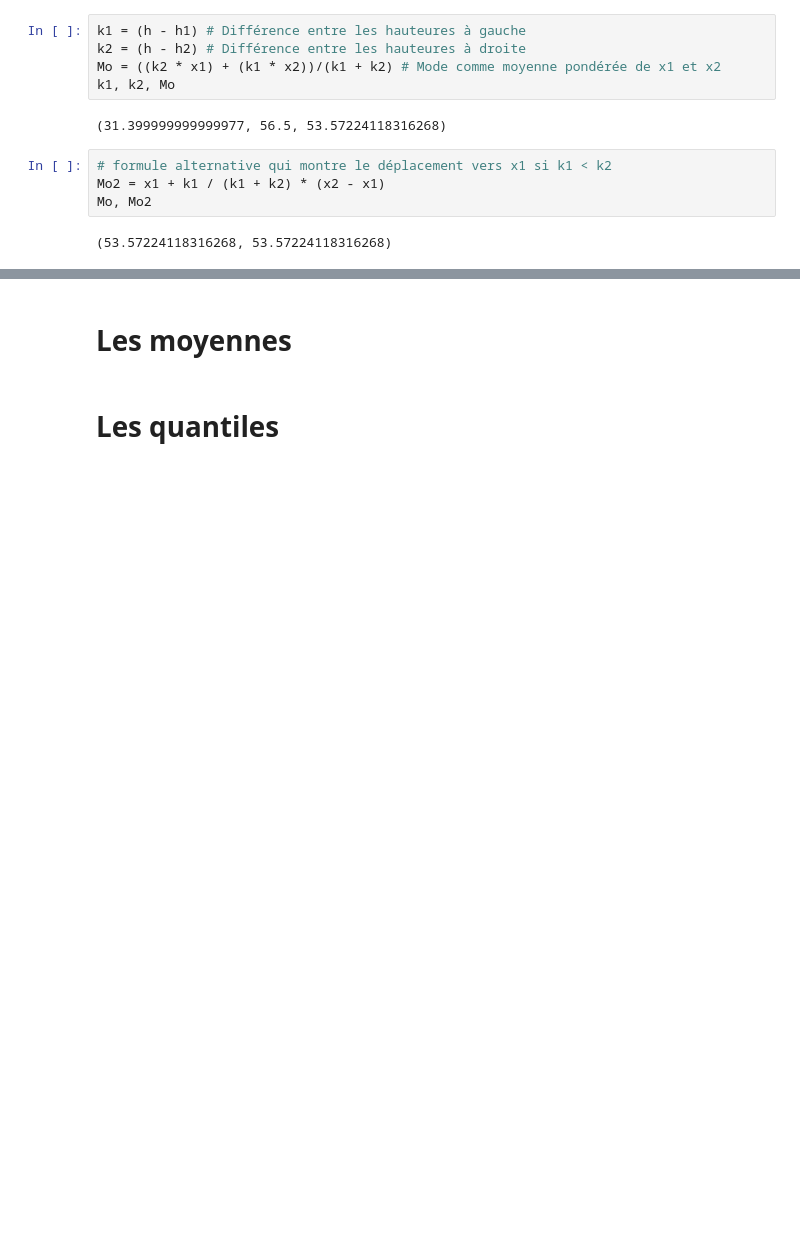
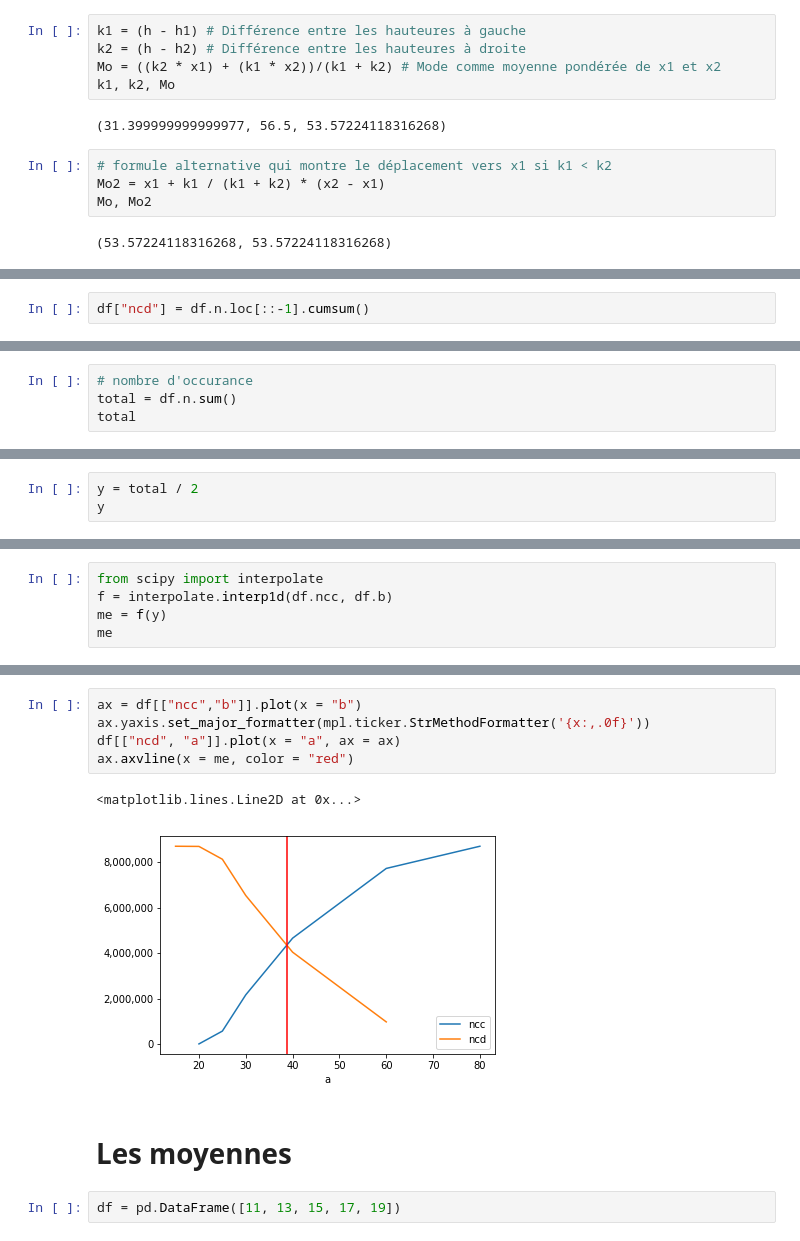
Before and after one commit to bfritscher/pandas_demo, a Jupyter notebook: statistiques/Cours_les_mesures_de_la_tendance_centrale.ipynb, the cells around one changed output, grey strips where cells are left out. Drawn from its saved outputs; the diff is of its cells as text; blank space fills up the shorter version.

```diff
--- a/statistiques/Cours_les_mesures_de_la_tendance_centrale.ipynb
+++ b/statistiques/Cours_les_mesures_de_la_tendance_centrale.ipynb
@@ -86,0 +101,2 @@ Mo, Mo2
+# %%
+df["ncd"] = df.n.loc[::-1].cumsum()
@@ -86,0 +113,4 @@ Mo, Mo2
+# %%
+# nombre d'occurance
+total = df.n.sum()
+total
@@ -86,0 +119,3 @@ Mo, Mo2
+# %%
+y = total / 2
+y
@@ -86,0 +130,5 @@ Mo, Mo2
+# %%
+from scipy import interpolate
+f = interpolate.interp1d(df.ncc, df.b)
+me = f(y)
+me
@@ -87,4 +147,12 @@ Mo, Mo2
+# %%
+ax = df[["ncc","b"]].plot(x = "b")
+ax.yaxis.set_major_formatter(mpl.ticker.StrMethodFormatter('{x:,.0f}'))
+df[["ncd", "a"]].plot(x = "a", ax = ax)
+ax.axvline(x = me, color = "red")
+# %% [output]
+<matplotlib.lines.Line2D at 0x...>
+[figure, added]
 # %% [markdown]
 # Les moyennes
-# %% [markdown]
-# Les quantiles
+# %%
+df = pd.DataFrame([11, 13, 15, 17, 19])
```
Also changed, not shown: parts of 14 cells of this notebook.
